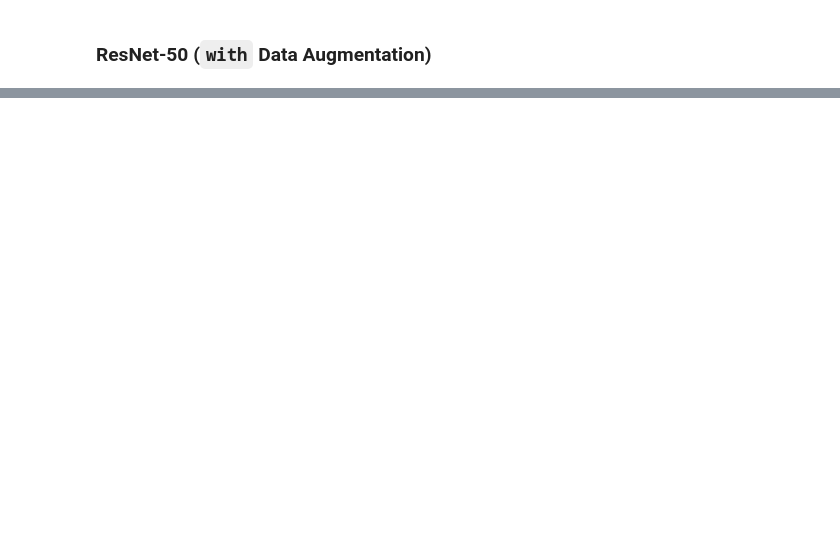
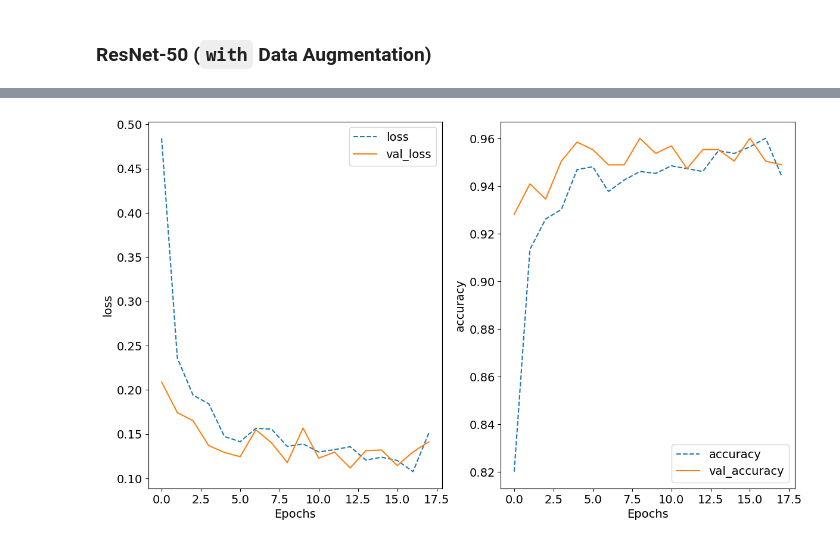
Before and after one commit to debnsuma/ms-nn-cv, a Jupyter notebook: case_study/Ninjacart/Ninjacart_CNN.ipynb, the cells around one changed output, grey strips where cells are left out. Drawn from its saved outputs; the diff is of its cells as text; code cells hidden in the pictures; blank space fills up the shorter version.

```diff
--- a/case_study/Ninjacart/Ninjacart_CNN.ipynb
+++ b/case_study/Ninjacart/Ninjacart_CNN.ipynb
@@ -664,0 +789,29 @@ print(classification_report(actual_labels, pred_labels, target_names=classes))
+# %%
+log_dir = "../../logs/inceptionResNetV2_model"
+
+tensorboard_cb = tf.keras.callbacks.TensorBoard(log_dir=log_dir, histogram_freq=1)
+
+checkpoint_cb = tf.keras.callbacks.ModelCheckpoint("inceptionResNetV2_model.keras", save_best_only=True)
+
+early_stopping_cb = tf.keras.callbacks.EarlyStopping(monitor = 'val_loss',
+                                                     patience = 5,
+                                                     restore_best_weights=True
+                                                    )
+# %%
+from tensorflow.keras.optimizers import Adam
+
+opt = Adam(learning_rate=0.002)
+inceptionResNetV2_model.compile(
+                                optimizer=opt,
+                                loss = 'categorical_crossentropy',
+                                metrics=['accuracy']
+                            )
+
+model_fit = inceptionResNetV2_model.fit(
+                                            train_data,
+                                            epochs=30,
+                                            validation_data=val_data,
+                                            callbacks=[tensorboard_cb,
+                                                       checkpoint_cb,
+                                                       early_stopping_cb]
+                                          )
@@ -664,0 +836,4 @@ print(classification_report(actual_labels, pred_labels, target_names=classes))
+# %%
+training_plot(['loss', 'accuracy'], model_fit)
+# %% [output]
+[figure, added]
```
Also changed, not shown: parts of 22 cells of this notebook, 1 other file.
